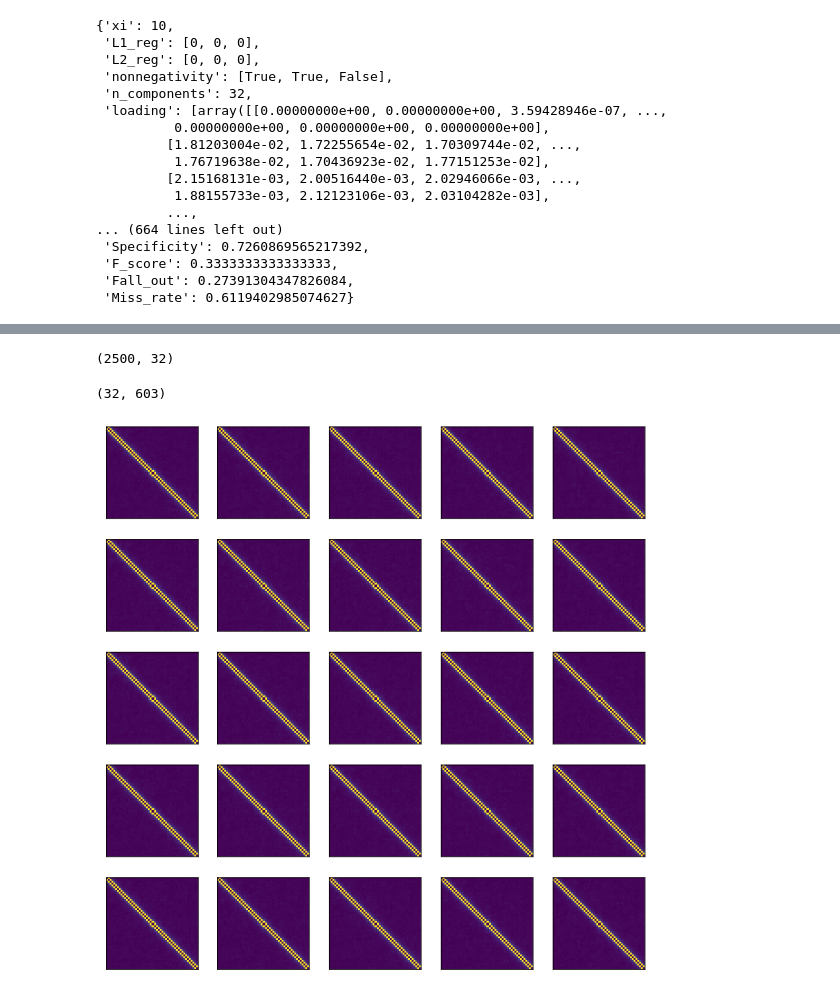
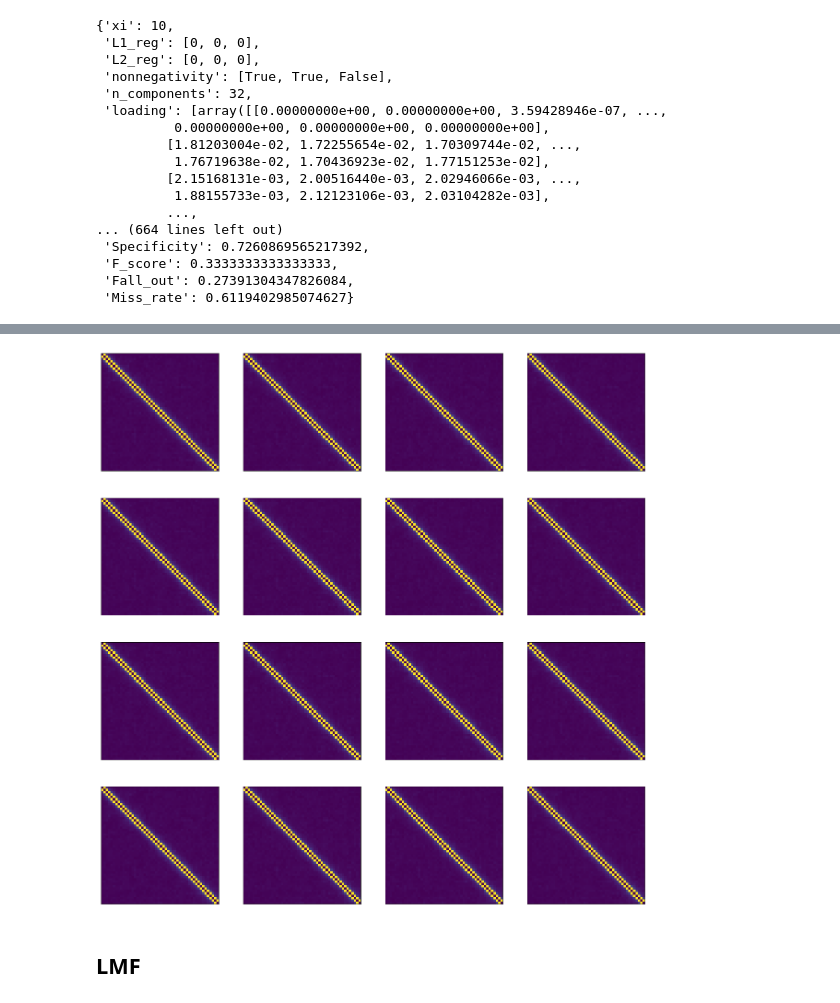
Before and after one commit to BryaneX455/reu2022, a Jupyter notebook: Kuramoto Model/UCLA_SNMF.ipynb, the cells around one changed output, grey strips where cells are left out. Cells and saved outputs as stored; diff of their text form; code cells hidden in the pictures.

Commit message:
LMF+SNMF Dictionaries

```diff
--- a/Kuramoto Model/UCLA_SNMF.ipynb
+++ b/Kuramoto Model/UCLA_SNMF.ipynb
@@ -93,7 +96,7 @@ iteration1 = 200 # Iteration for logistic training
 xi_list = [0, 0.1, 1, 5, 10] # Trade-off parameters
 beta = 1
 iter_avg = 4
-r = 32
+r = 16
 
 SNMF_AUC_array = np.zeros(shape=[iter_avg, len(xi_list)])
 
@@ -232,13 +184,7 @@ array([[-8.02728183,  0.09785911,  0.1217433 ,  0.1076521 ,  0.10982251,
-# %%
-results_dict_new_snmf_cv['loading'][0].shape
-# %% [output]
-(2500, 32)
-# %%
-results_dict_new_snmf_cv['code'].shape
-# %% [output]
-(32, 603)
-# %%
-display_dictionary(W = results_dict_new_snmf_cv['loading'][0],
-                   figsize=[10,10])
-# %% [output]
-[figure, removed]
+# %%
+W = results_dict_new_snmf_cv.get('loading')[0]
+display_dictionary(save_name=save_folder+'SNMF_Dictionaries', W=W, figsize=[20,20])
+# %% [output]
+[figure, added]
+# %% [markdown]
+## LMF
```
Also changed, not shown: parts of 9 cells of this notebook, 2 other files.
